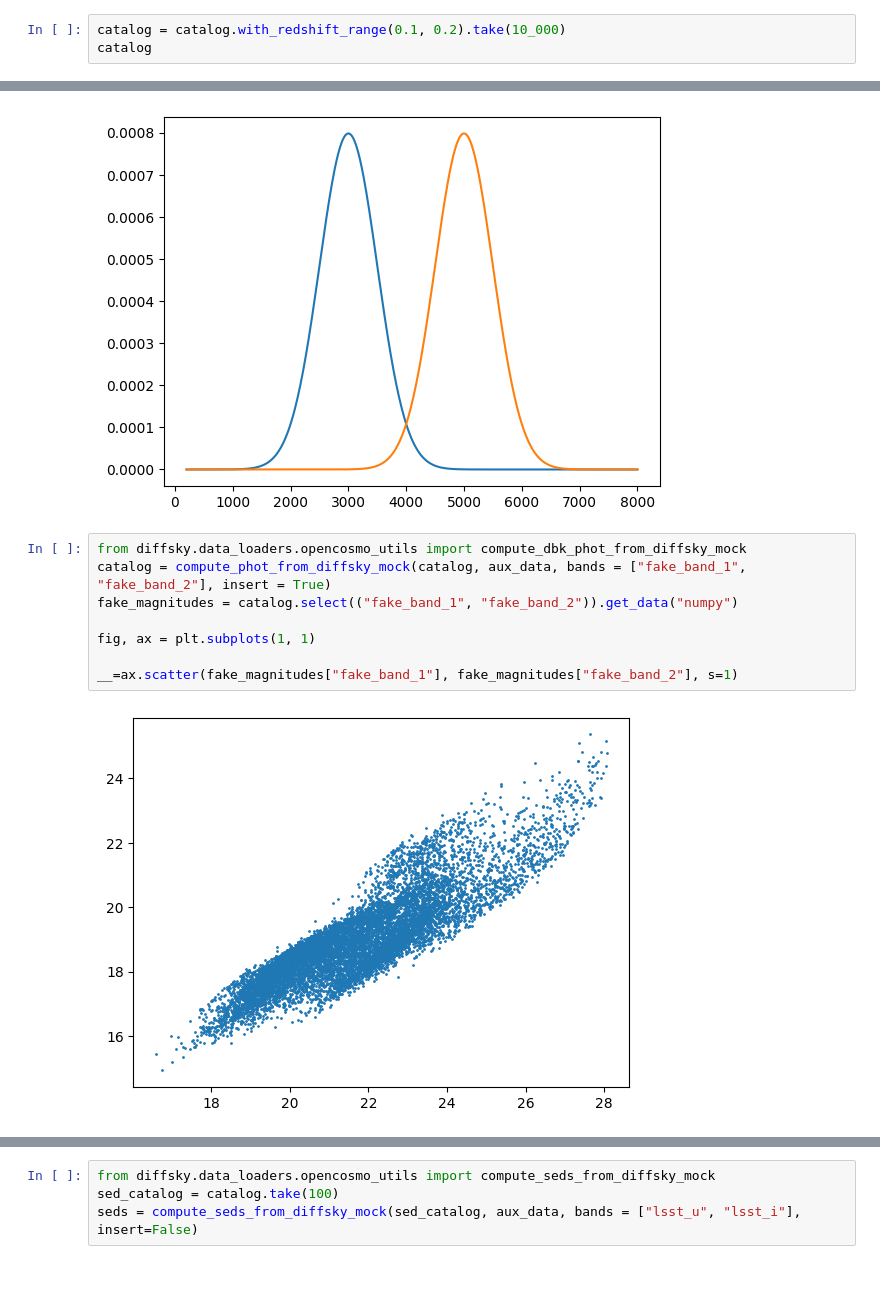
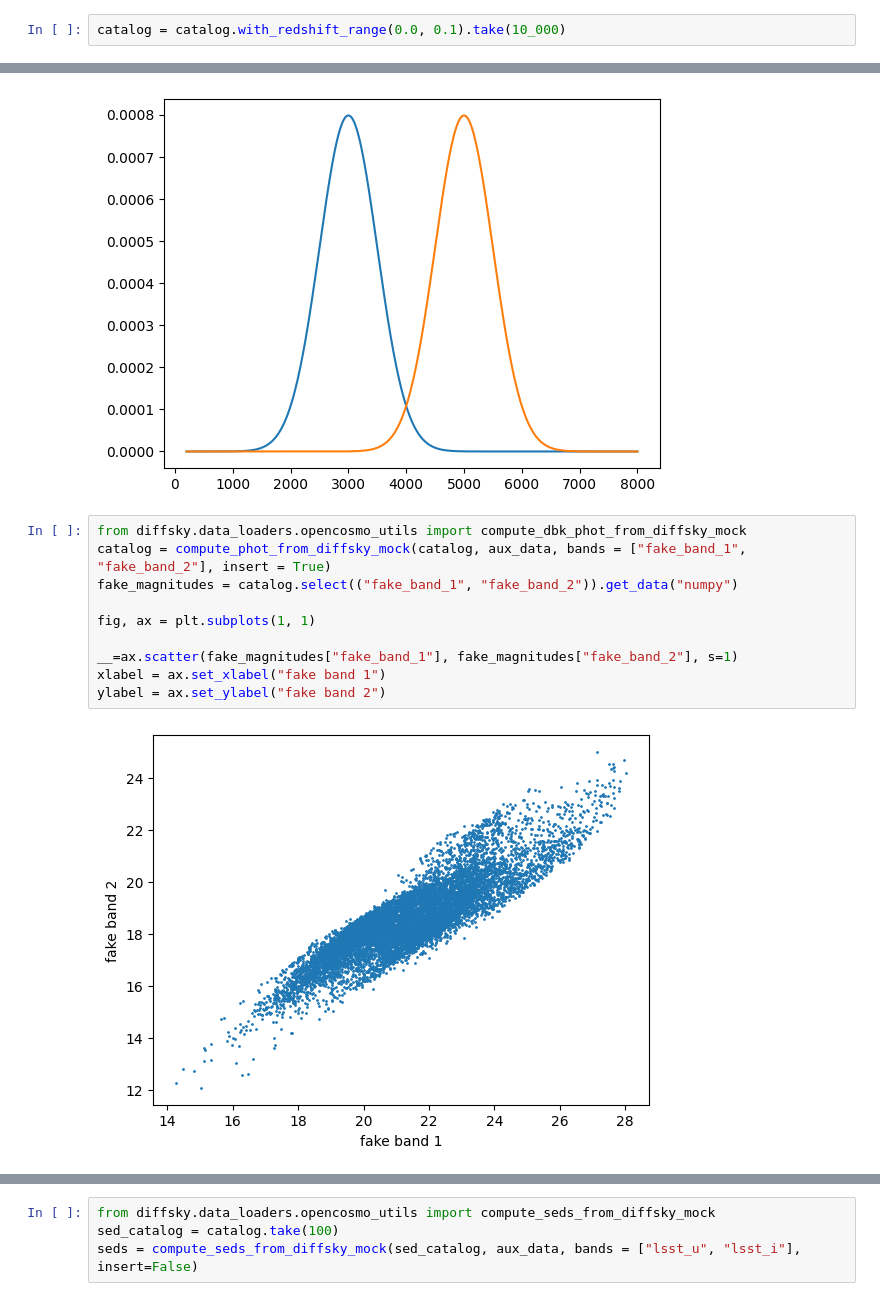
Before and after one commit to ArgonneCPAC/diffsky, a Jupyter notebook: docs/source/demo_diffsky_recompute_from_mock.ipynb, the cells around one changed output, grey strips where cells are left out. Cells and saved outputs as stored; diff of their text form; blank space fills up the shorter version.

Commit message:
Correctly use seperate ssp_mags for each redshift slice

```diff
--- a/docs/source/demo_diffsky_recompute_from_mock.ipynb
+++ b/docs/source/demo_diffsky_recompute_from_mock.ipynb
@@ -57,3 +57,2 @@ First 10 rows:
 # %%
-catalog = catalog.with_redshift_range(0.1, 0.2).take(10_000)
-catalog
+catalog = catalog.with_redshift_range(0.0, 0.1).take(10_000)
@@ -130,13 +107,15 @@ print(aux_data["tcurves"]._fields)
 # %%
 from diffsky.data_loaders.opencosmo_utils import compute_dbk_phot_from_diffsky_mock
 catalog = compute_phot_from_diffsky_mock(catalog, aux_data, bands = ["fake_band_1", "fake_band_2"], insert = True)
 fake_magnitudes = catalog.select(("fake_band_1", "fake_band_2")).get_data("numpy")
 
 fig, ax = plt.subplots(1, 1)
 
 __=ax.scatter(fake_magnitudes["fake_band_1"], fake_magnitudes["fake_band_2"], s=1)
+xlabel = ax.set_xlabel("fake band 1")
+ylabel = ax.set_ylabel("fake band 2")
 # %% [output]
-[figure, old version]
+[figure, new version]
 # %% [markdown]
 ### Compute SED of diffsky galaxies
 
```
Also changed, not shown: parts of 11 cells of this notebook, 1 other file.
